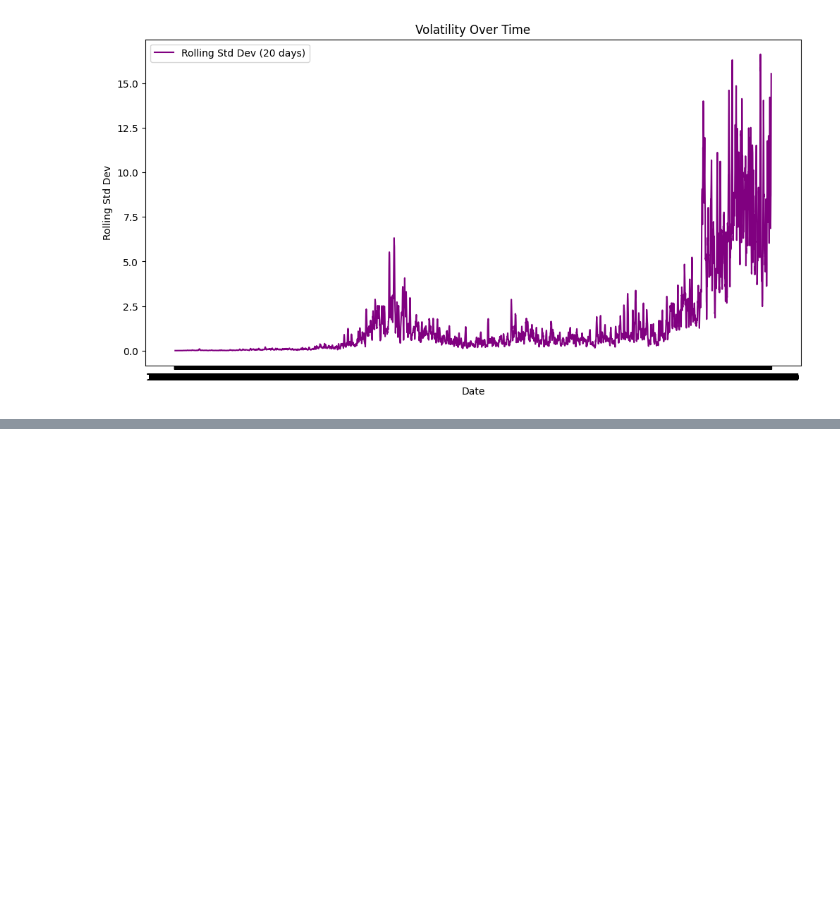
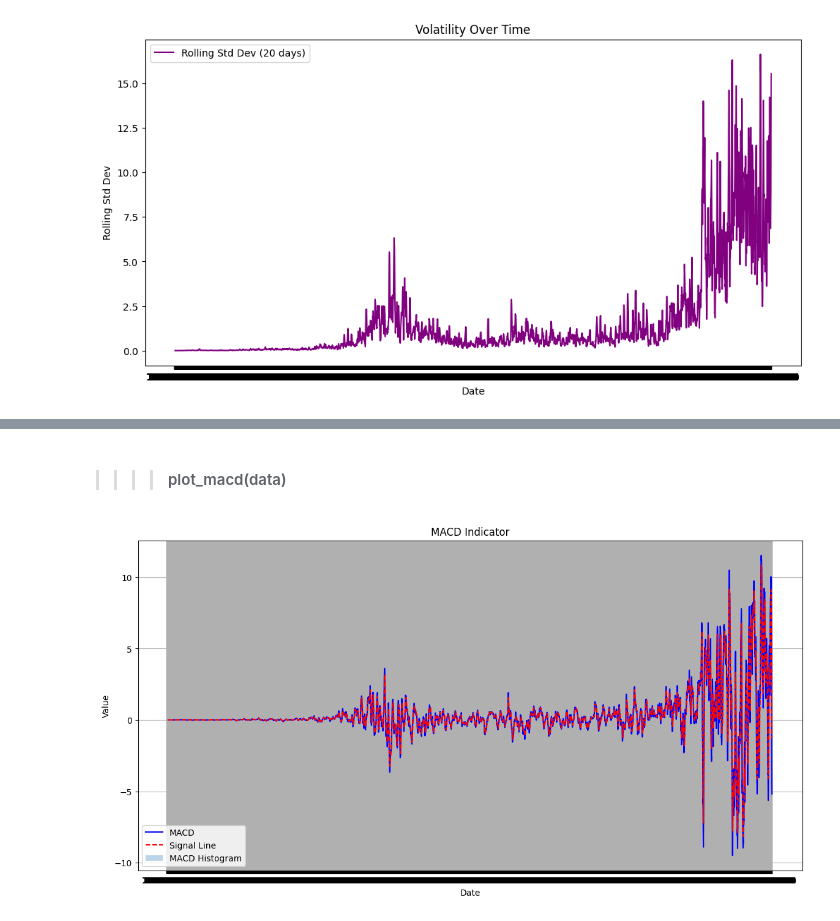
Before and after one commit to naolatomsa/Nova-Financial-Solutions, a Jupyter notebook: notebooks/qualitative-analysis/MSFT.ipynb, the cells around one changed output, grey strips where cells are left out. Drawn from its saved outputs; the diff is of its cells as text; code cells hidden in the pictures; blank space fills up the shorter version.

```diff
--- a/notebooks/qualitative-analysis/MSFT.ipynb
+++ b/notebooks/qualitative-analysis/MSFT.ipynb
@@ -128,0 +185,7 @@ plot_volatility(data, 'Close', 'Date')
+# %% [markdown]
+>>>> #### plot_macd(data)
+# %%
+from scripts.edaAndQuantitativeAnalysis import plot_macd
+plot_macd(data)
+# %% [output]
+[figure, added]
```
Also changed, not shown: parts of 14 cells of this notebook, 2 other files.
